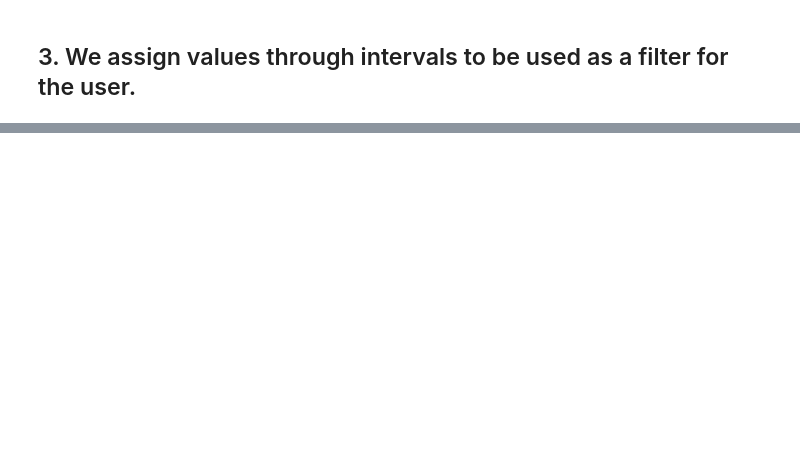
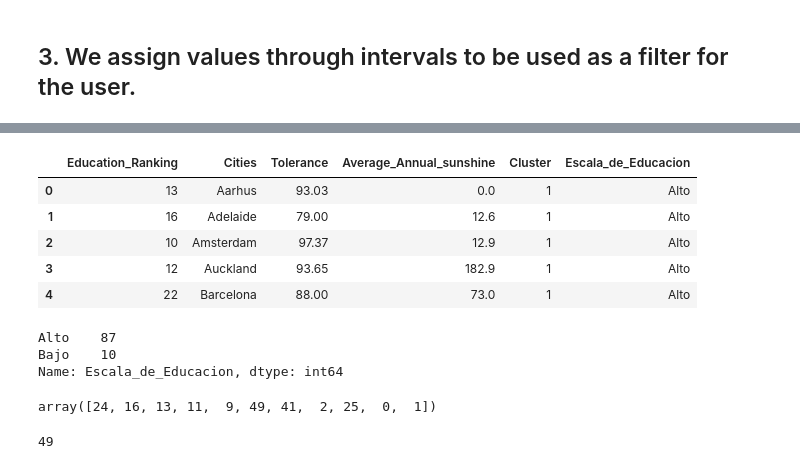
Before and after one commit to daniela-arias/Choose-to-live-better, a Jupyter notebook: Notebooks/Streamlit.ipynb, the cells around one changed output, grey strips where cells are left out. Saved outputs shown, nothing was run; the diff lists cells and outputs as text; code cells hidden in the pictures; blank space fills up the shorter version.

```diff
--- a/Notebooks/Streamlit.ipynb
+++ b/Notebooks/Streamlit.ipynb
@@ -31,0 +67,2 @@ subdata2.drop(['Unnamed: 0','Gun_related_deaths','VAT_Sales_Tax','GDP_per_capita
+# %%
+subdata1["Tolerance"] = subdata1["Tolerance"].astype(dtype=int)
@@ -31,0 +73,2 @@ subdata2.drop(['Unnamed: 0','Gun_related_deaths','VAT_Sales_Tax','GDP_per_capita
+# %%
+subdata1["Average_Annual_sunshine"] = subdata1["Average_Annual_sunshine"].astype(dtype=int)
@@ -33,0 +81,9 @@ subdata2.drop(['Unnamed: 0','Gun_related_deaths','VAT_Sales_Tax','GDP_per_capita
+# %%
+def intervalos_edu(i):
+        if i < 25:
+            i = str("Alto")
+        elif i > 25 & i > 40:
+            i = str("Medio")
+        else:
+            i = str("Bajo")
+        return i
@@ -33,0 +129,25 @@ subdata2.drop(['Unnamed: 0','Gun_related_deaths','VAT_Sales_Tax','GDP_per_capita
+# %%
+subdata1["Escala_de_Educacion"] = subdata1.Education_Ranking.apply(intervalos_edu)
+# %%
+subdata1.head()
+# %% [output]
+|  | Education_Ranking | Cities | Tolerance | Average_Annual_sunshine | Cluster | Escala_de_Educacion |
+| 0 | 13 | Aarhus | 93.03 | 0.0 | 1 | Alto |
+| 1 | 16 | Adelaide | 79.00 | 12.6 | 1 | Alto |
+| 2 | 10 | Amsterdam | 97.37 | 12.9 | 1 | Alto |
+| 3 | 12 | Auckland | 93.65 | 182.9 | 1 | Alto |
+| 4 | 22 | Barcelona | 88.00 | 73.0 | 1 | Alto |
+# %%
+subdata1.Escala_de_Educacion.value_counts()
+# %% [output]
+Alto    87
+Bajo    10
+Name: Escala_de_Educacion, dtype: int64
+# %%
+subdata2.Education_Ranking.unique()
+# %% [output]
+array([24, 16, 13, 11,  9, 49, 41,  2, 25,  0,  1])
+# %%
+subdata2.Education_Ranking.max()
+# %% [output]
+49
```
Also changed, not shown: parts of 61 cells of this notebook, 16 other files.
